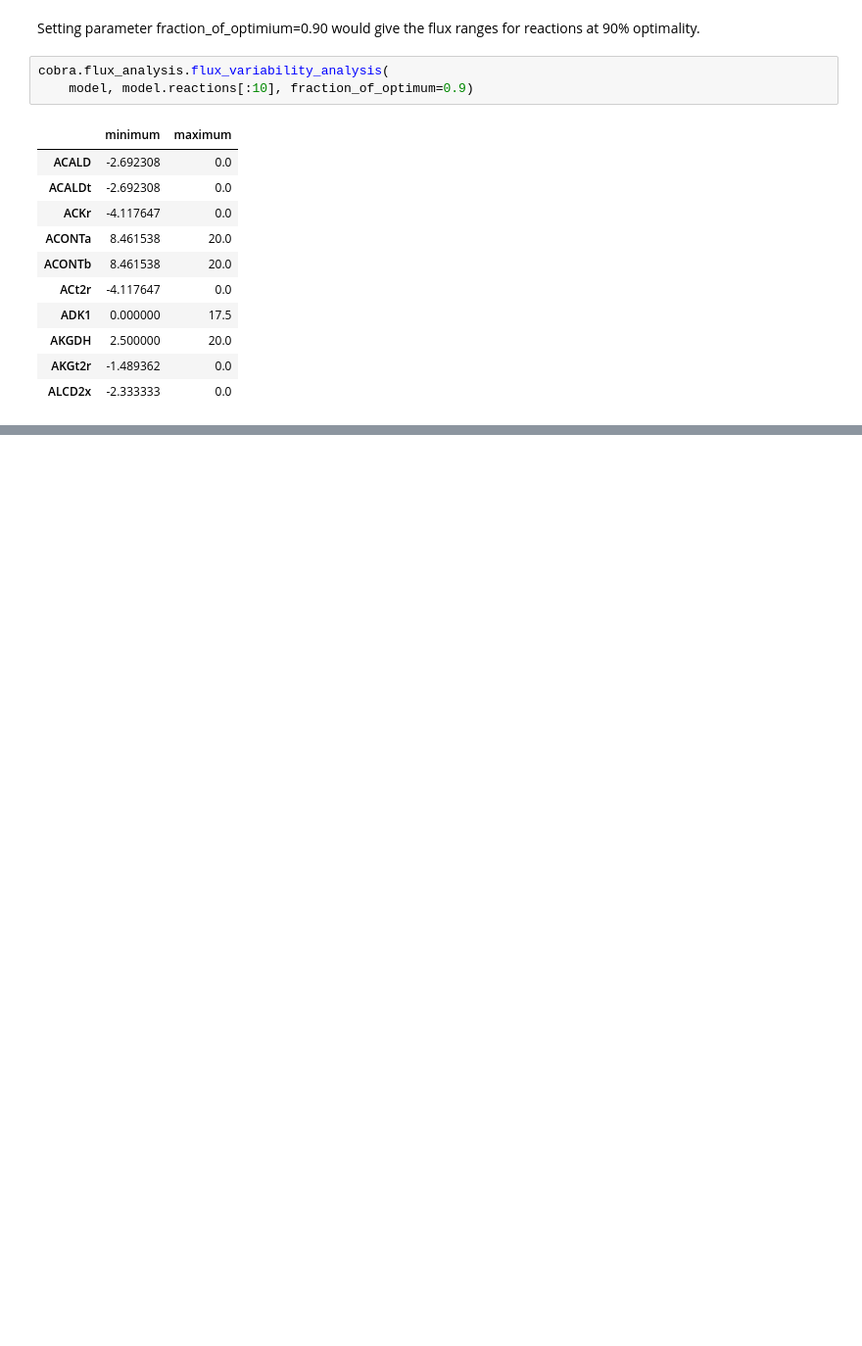
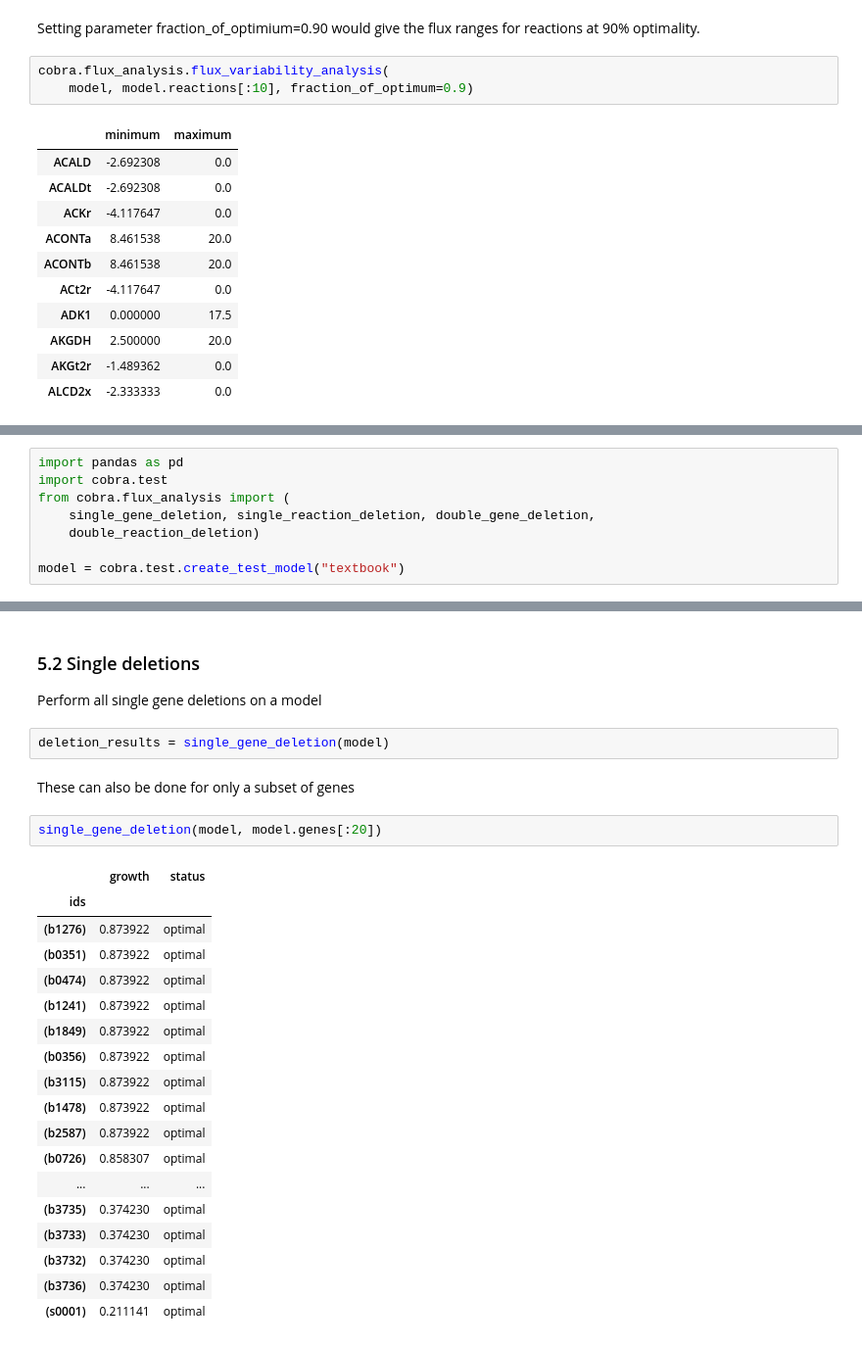
Before and after one commit to matthiaskoenig/mcp, a Jupyter notebook: docs/notebooks/05_cba.ipynb, the cells around one changed output, grey strips where cells are left out. Shown at 98% size. Cells and saved outputs as stored; diff of their text form; blank space fills up the shorter version.

```diff
--- a/docs/notebooks/05_cba.ipynb
+++ b/docs/notebooks/05_cba.ipynb
@@ -362,0 +366,8 @@ p1 & p2
+# %%
+import pandas as pd
+import cobra.test
+from cobra.flux_analysis import (
+    single_gene_deletion, single_reaction_deletion, double_gene_deletion,
+    double_reaction_deletion)
+
+model = cobra.test.create_test_model("textbook")
@@ -362,0 +399,28 @@ p1 & p2
+# %% [markdown]
+### 5.2 Single deletions
+Perform all single gene deletions on a model
+# %%
+deletion_results = single_gene_deletion(model)
+# %% [markdown]
+These can also be done for only a subset of genes
+# %%
+single_gene_deletion(model, model.genes[:20])
+# %% [output]
+|  | growth | status |
+| ids |  |  |
+| (b1276) | 0.873922 | optimal |
+| (b0351) | 0.873922 | optimal |
+| (b0474) | 0.873922 | optimal |
+| (b1241) | 0.873922 | optimal |
+| (b1849) | 0.873922 | optimal |
+| (b0356) | 0.873922 | optimal |
+| (b3115) | 0.873922 | optimal |
+| (b1478) | 0.873922 | optimal |
+| (b2587) | 0.873922 | optimal |
+| (b0726) | 0.858307 | optimal |
+| ... | ... | ... |
+| (b3735) | 0.374230 | optimal |
+| (b3733) | 0.374230 | optimal |
+| (b3732) | 0.374230 | optimal |
+| (b3736) | 0.374230 | optimal |
+| (s0001) | 0.211141 | optimal |
```
Also changed, not shown: parts of 34 cells of this notebook, 4 other files.
